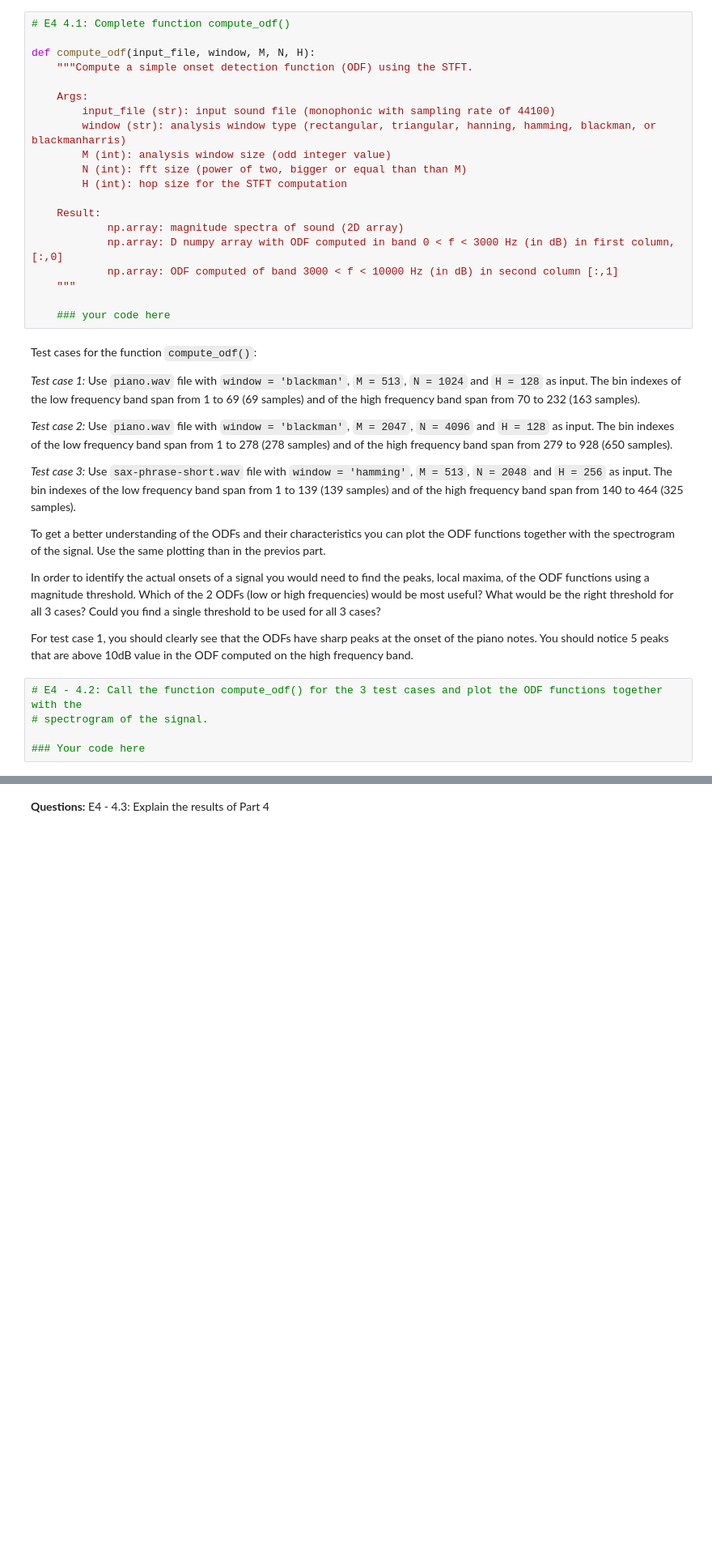
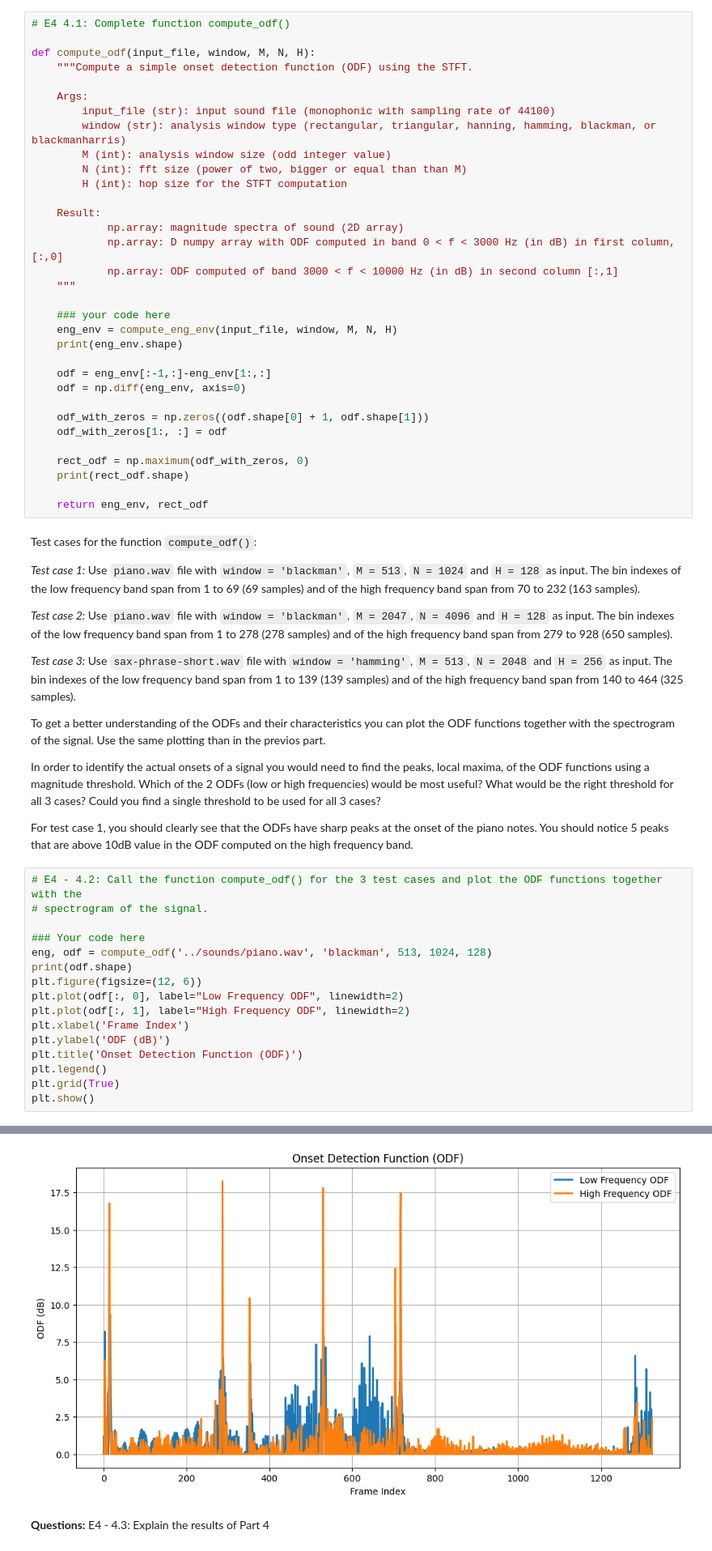
Before and after one commit to inspektral/sms-tools-materials, a Jupyter notebook: exercises/E4-STFT.ipynb, the cells around one changed output, grey strips where cells are left out. Shown at 81% size. Drawn from its saved outputs; the diff is of its cells as text; blank space fills up the shorter version.

```diff
--- a/exercises/E4-STFT.ipynb
+++ b/exercises/E4-STFT.ipynb
@@ -310,6 +344,19 @@ def compute_odf(input_file, window, M, N, H):
     """
 
     ### your code here
+    eng_env = compute_eng_env(input_file, window, M, N, H)
+    print(eng_env.shape)
+
+    odf = eng_env[:-1,:]-eng_env[1:,:]
+    odf = np.diff(eng_env, axis=0)
+
+    odf_with_zeros = np.zeros((odf.shape[0] + 1, odf.shape[1]))
+    odf_with_zeros[1:, :] = odf
+
+    rect_odf = np.maximum(odf_with_zeros, 0)
+    print(rect_odf.shape)
+
+    return eng_env, rect_odf
 # %% [markdown]
 Test cases for the function `compute_odf()`:
 
@@ -335,3 +382,15 @@ For test case 1, you should clearly see that the ODFs have sharp peaks at the on
 # spectrogram of the signal.
 
 ### Your code here
+eng, odf = compute_odf('../sounds/piano.wav', 'blackman', 513, 1024, 128)
+print(odf.shape)
+plt.figure(figsize=(12, 6))
+plt.plot(odf[:, 0], label="Low Frequency ODF", linewidth=2)
+plt.plot(odf[:, 1], label="High Frequency ODF", linewidth=2)
+plt.xlabel('Frame Index')
+plt.ylabel('ODF (dB)')
+plt.title('Onset Detection Function (ODF)')
+plt.legend()
+plt.grid(True)
+plt.show()
+# %% [output]
@@ -338,3 +401,4 @@ For test case 1, you should clearly see that the ODFs have sharp peaks at the on
+[figure, added]
 # %% [markdown]
 **Questions:**
 E4 - 4.3: Explain the results of Part 4
```
Also changed, not shown: parts of 6 cells of this notebook.
